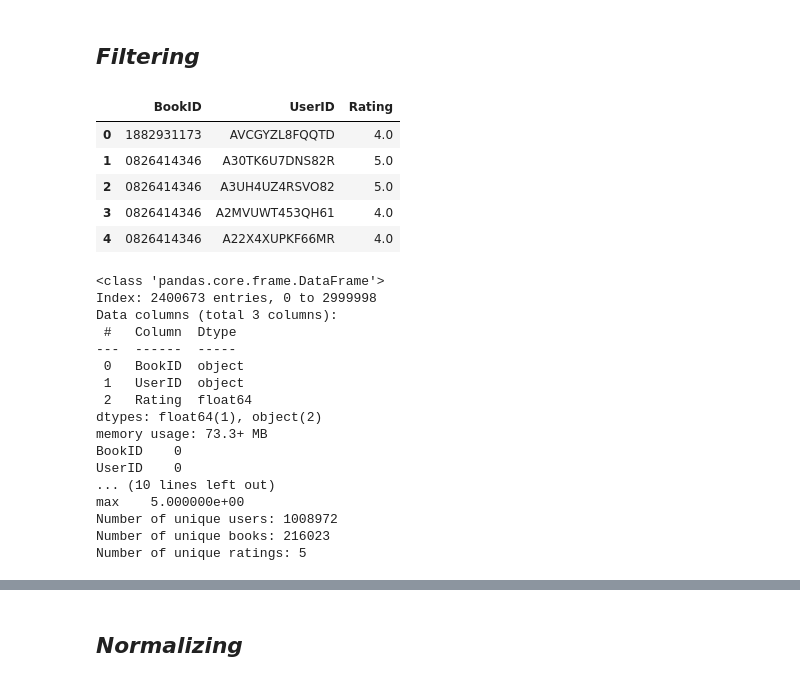
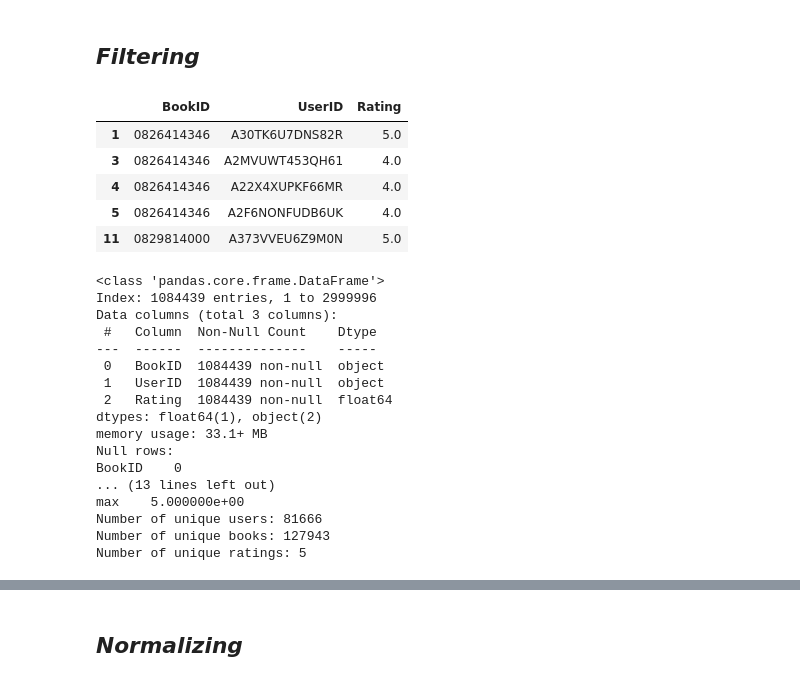
Before and after one commit to BaoPhuc1311/BookRecommender, a Jupyter notebook: notebook/main.ipynb, the cells around one changed output, grey strips where cells are left out. Saved outputs shown, nothing was run; the diff lists cells and outputs as text; code cells hidden in the pictures.

```diff
--- a/notebook/main.ipynb
+++ b/notebook/main.ipynb
@@ -56,44 +58,53 @@ Number of unique ratings: 5
 # **Step 3: Data Preprocessing**
 # %% [markdown]
 ## ***Filtering***
-# %%
-df_filter = df[["Id", "User_id", "review/score"]].dropna().drop_duplicates()
-
-df_filter.rename(columns={"User_id": "UserID", "Id": "BookID", "review/score": "Rating"}, inplace=True)
-
-df_filter.head()
-# %% [output]
-|  | BookID | UserID | Rating |
-| 0 | 1882931173 | AVCGYZL8FQQTD | 4.0 |
-| 1 | 0826414346 | A30TK6U7DNS82R | 5.0 |
-| 2 | 0826414346 | A3UH4UZ4RSVO82 | 5.0 |
-| 3 | 0826414346 | A2MVUWT453QH61 | 4.0 |
-| 4 | 0826414346 | A22X4XUPKF66MR | 4.0 |
+# %%
+df_filter = df.rename(columns={"User_id": "UserID", "Id": "BookID", "review/score": "Rating"})
+
+df_filter = df_filter[["BookID", "UserID", "Rating"]].dropna().drop_duplicates()
+
+min_reviews = 5
+max_reviews = 500
+
+user_counts = df_filter["UserID"].value_counts()
+
+df_filter = df_filter[df_filter["UserID"].map(user_counts).between(min_reviews, max_reviews)]
+
+df_filter.head()
+# %% [output]
+|  | BookID | UserID | Rating |
+| 1 | 0826414346 | A30TK6U7DNS82R | 5.0 |
+| 3 | 0826414346 | A2MVUWT453QH61 | 4.0 |
+| 4 | 0826414346 | A22X4XUPKF66MR | 4.0 |
+| 5 | 0826414346 | A2F6NONFUDB6UK | 4.0 |
+| 11 | 0829814000 | A373VVEU6Z9M0N | 5.0 |
 # %%
 df_filter.info()
 
-print(df_filter.isnull().sum())
+print(f"Null rows:\n{df_filter.isnull().sum()}")
 
-print(df_filter.describe())
+print(f"Duplicated rows: {df_filter.duplicated().sum()}")
+
+print(f"Describe:\n{df_filter.describe()}")
 
 print(f"Number of unique users: {df_filter["UserID"].nunique()}")
 print(f"Number of unique books: {df_filter["BookID"].nunique()}")
 print(f"Number of unique ratings: {df_filter["Rating"].nunique()}")
 # %% [output]
 <class 'pandas.core.frame.DataFrame'>
-Index: 2400673 entries, 0 to 2999998
+Index: 1084439 entries, 1 to 2999996
 Data columns (total 3 columns):
- #   Column  Dtype
----  ------  -----
- 0   BookID  object
- 1   UserID  object
- 2   Rating  float64
+ #   Column  Non-Null Count    Dtype
+---  ------  --------------    -----
+ 0   BookID  1084439 non-null  object
+ 1   UserID  1084439 non-null  object
+ 2   Rating  1084439 non-null  float64
 dtypes: float64(1), object(2)
-memory usage: 73.3+ MB
+memory usage: 33.1+ MB
+Null rows:
 BookID    0
-UserID    0
-... (10 lines left out)
+... (13 lines left out)
 max    5.000000e+00
-Number of unique users: 1008972
-Number of unique books: 216023
+Number of unique users: 81666
+Number of unique books: 127943
 Number of unique ratings: 5
```
Also changed, not shown: parts of 15 cells of this notebook, 2 other files.
